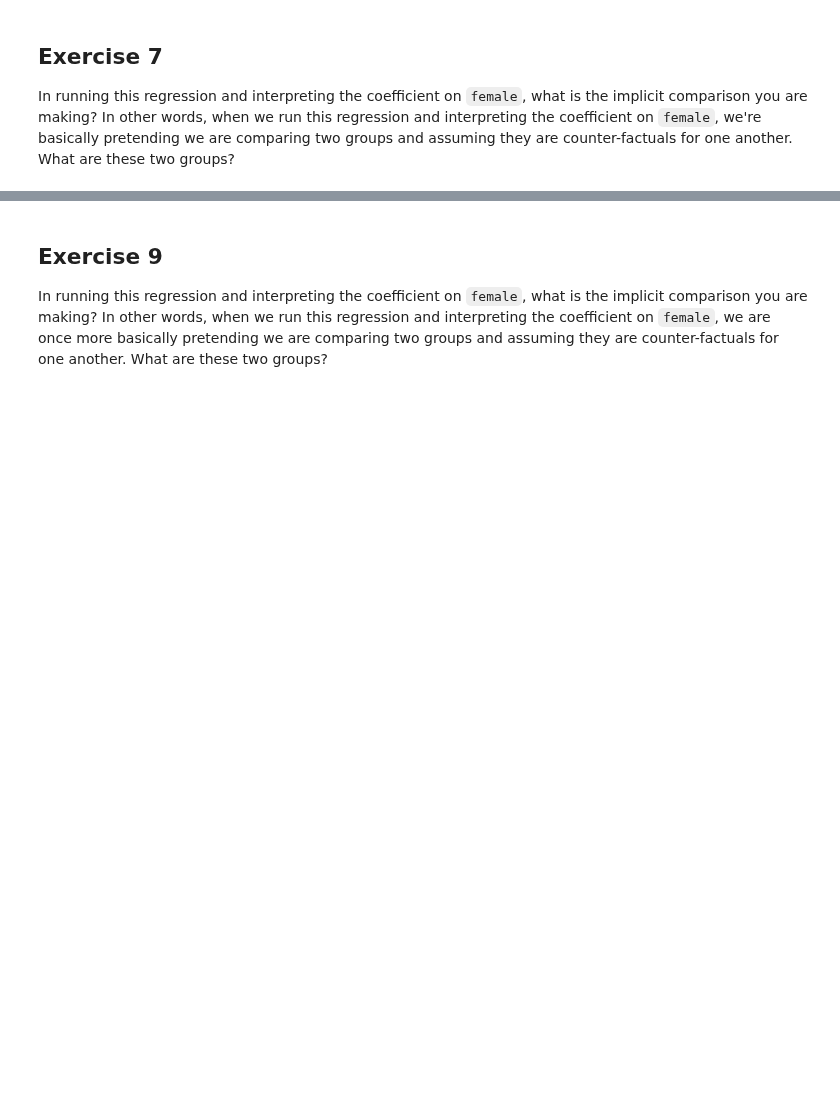
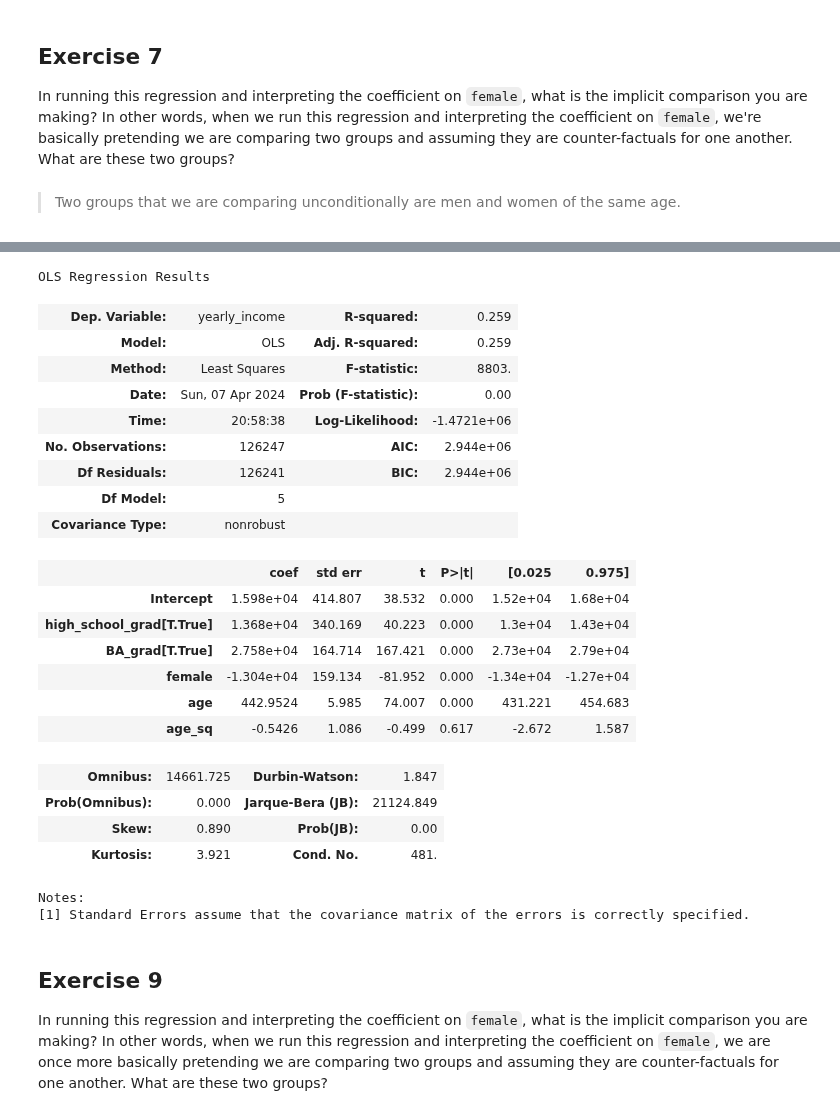
Before and after one commit to nogibjj/ZT-UDS, a Jupyter notebook: exercise_regressions_incomeineq.ipynb, the cells around one changed output, grey strips where cells are left out. Cells and saved outputs as stored; diff of their text form; code cells hidden in the pictures; blank space fills up the shorter version.

```diff
--- a/exercise_regressions_incomeineq.ipynb
+++ b/exercise_regressions_incomeineq.ipynb
@@ -119,6 +146,8 @@ To *control* for this difference, let's now regress annual earnings on gender, a
 ## Exercise 7
 
 In running this regression and interpreting the coefficient on `female`, what is the implicit comparison you are making? In other words, when we run this regression and interpreting the coefficient on `female`, we're basically pretending we are comparing two groups and assuming they are counter-factuals for one another. What are these two groups?
+# %% [markdown]
+> Two groups that we are comparing unconditionally are men and women of the same age.
 # %% [markdown]
 ## Exercise 8
 
@@ -129,6 +158,36 @@ In answering this question, use the following table of codes for the variable `g
 Education is coded as follows:
 
 ![CPS Educ Codes](../images/cps_educ_codes.png)
+# %%
+subset["high_school_grad"] = subset.grade92 >= 39
+subset["BA_grad"] = subset.grade92 >= 43
+
+education_added = smf.ols("yearly_income ~ female + age + age_sq + high_school_grad + BA_grad", subset).fit()
+education_added.summary()
+# %% [output]
+OLS Regression Results
+| Dep. Variable: | yearly_income | R-squared: | 0.259 |
+| Model: | OLS | Adj. R-squared: | 0.259 |
+| Method: | Least Squares | F-statistic: | 8803. |
+| Date: | Sun, 07 Apr 2024 | Prob (F-statistic): | 0.00 |
+| Time: | 20:58:38 | Log-Likelihood: | -1.4721e+06 |
+| No. Observations: | 126247 | AIC: | 2.944e+06 |
+| Df Residuals: | 126241 | BIC: | 2.944e+06 |
+| Df Model: | 5 |  |  |
+| Covariance Type: | nonrobust |  |  |
+|  | coef | std err | t | P>|t| | [0.025 | 0.975] |
+| Intercept | 1.598e+04 | 414.807 | 38.532 | 0.000 | 1.52e+04 | 1.68e+04 |
+| high_school_grad[T.True] | 1.368e+04 | 340.169 | 40.223 | 0.000 | 1.3e+04 | 1.43e+04 |
+| BA_grad[T.True] | 2.758e+04 | 164.714 | 167.421 | 0.000 | 2.73e+04 | 2.79e+04 |
+| female | -1.304e+04 | 159.134 | -81.952 | 0.000 | -1.34e+04 | -1.27e+04 |
+| age | 442.9524 | 5.985 | 74.007 | 0.000 | 431.221 | 454.683 |
+| age_sq | -0.5426 | 1.086 | -0.499 | 0.617 | -2.672 | 1.587 |
+| Omnibus: | 14661.725 | Durbin-Watson: | 1.847 |
+| Prob(Omnibus): | 0.000 | Jarque-Bera (JB): | 21124.849 |
+| Skew: | 0.890 | Prob(JB): | 0.00 |
+| Kurtosis: | 3.921 | Cond. No. | 481. |
+Notes:
+[1] Standard Errors assume that the covariance matrix of the errors is correctly specified.
 # %% [markdown]
 ## Exercise 9
 
```
Also changed, not shown: parts of 8 cells of this notebook.
